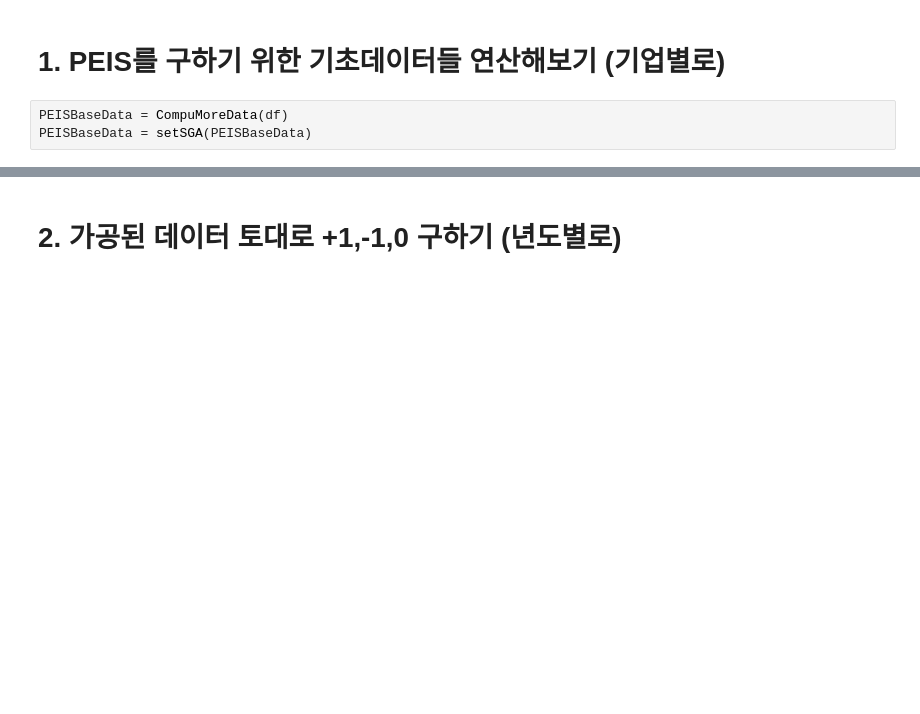
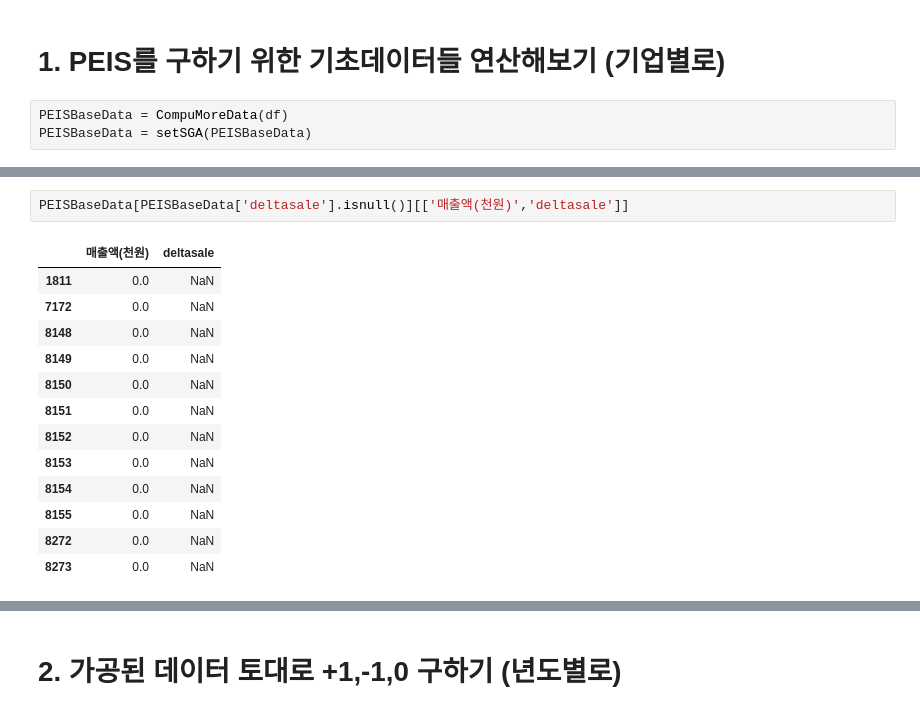
Before and after one commit to hyunyunV/FinanceAnalysis, a Jupyter notebook: Calcul_finance_statement.ipynb, the cells around one changed output, grey strips where cells are left out. Saved outputs shown, nothing was run; the diff lists cells and outputs as text; blank space fills up the shorter version.

```diff
--- a/Calcul_finance_statement.ipynb
+++ b/Calcul_finance_statement.ipynb
@@ -33,0 +179,16 @@ PEISBaseData = setSGA(PEISBaseData)
+# %%
+PEISBaseData[PEISBaseData['deltasale'].isnull()][['매출액(천원)','deltasale']]
+# %% [output]
+|  | 매출액(천원) | deltasale |
+| 1811 | 0.0 | NaN |
+| 7172 | 0.0 | NaN |
+| 8148 | 0.0 | NaN |
+| 8149 | 0.0 | NaN |
+| 8150 | 0.0 | NaN |
+| 8151 | 0.0 | NaN |
+| 8152 | 0.0 | NaN |
+| 8153 | 0.0 | NaN |
+| 8154 | 0.0 | NaN |
+| 8155 | 0.0 | NaN |
+| 8272 | 0.0 | NaN |
+| 8273 | 0.0 | NaN |
```
Also changed, not shown: parts of 22 cells of this notebook, 3 other files.
